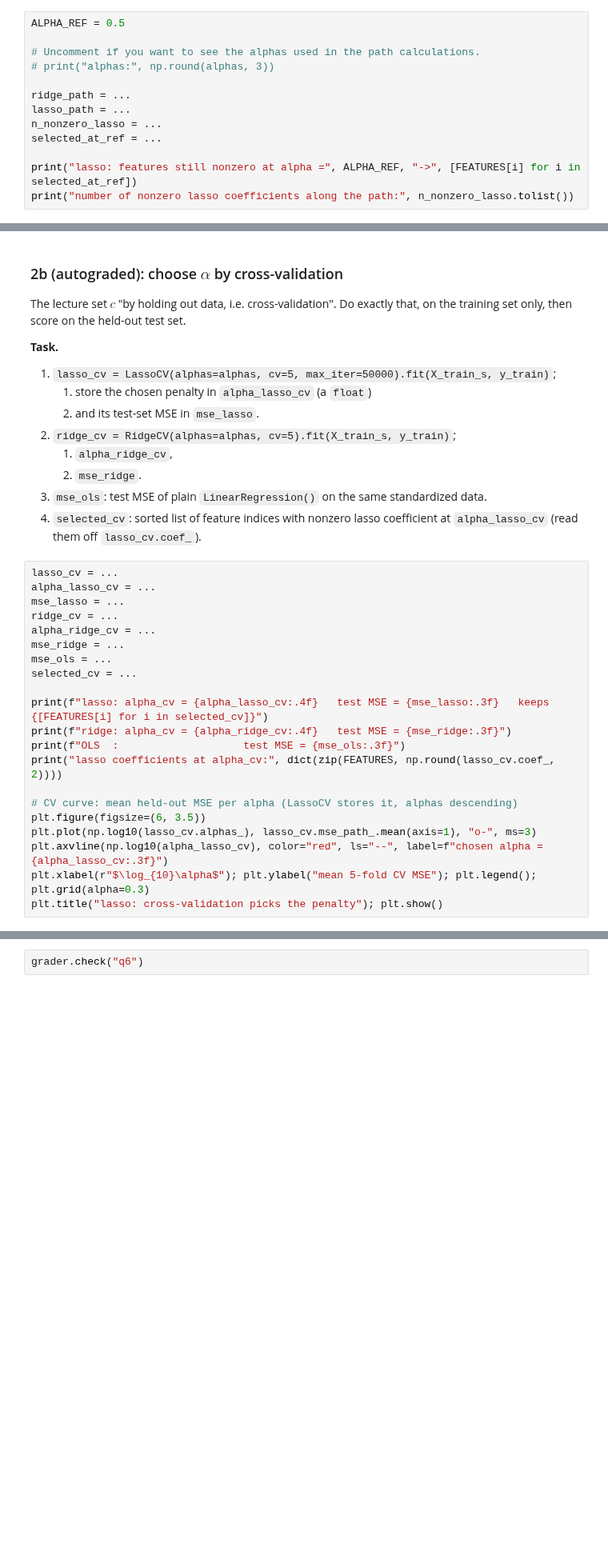
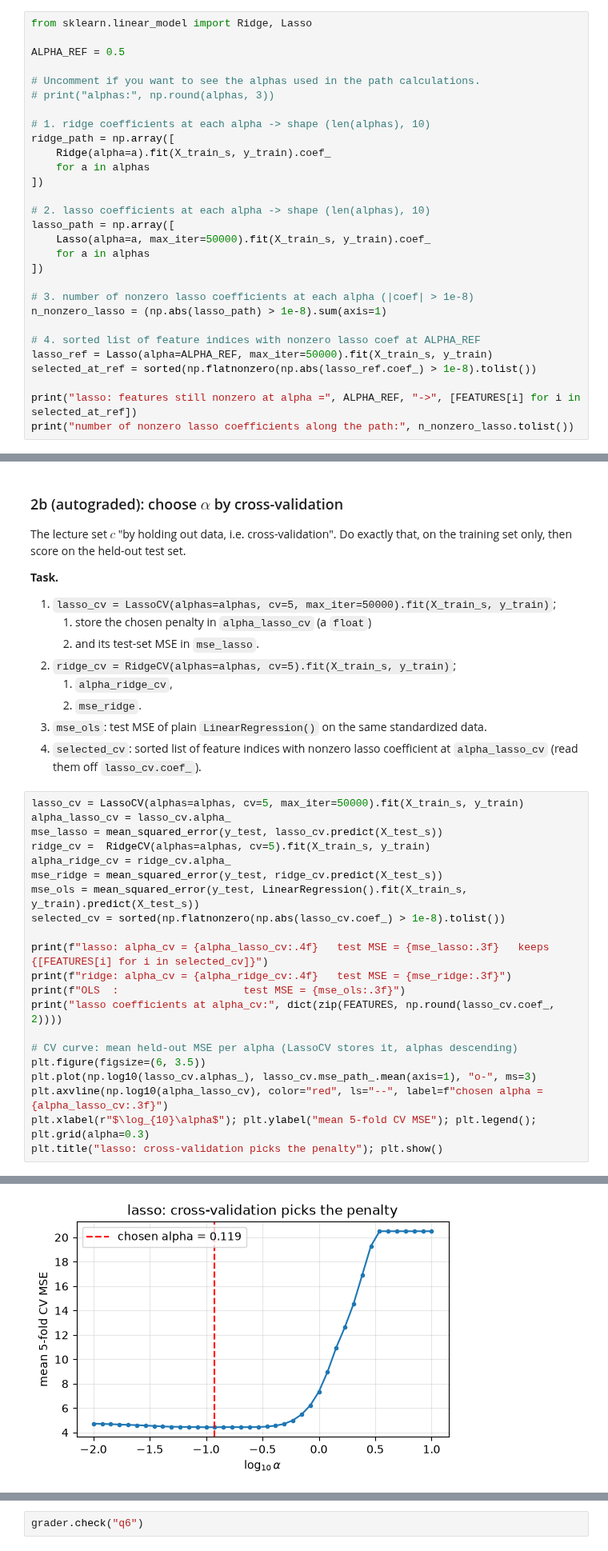
Before and after one commit to TrentRice/DS701-Materials-FA26, a Jupyter notebook: class_activity_notebooks/11B-InClass-Exercise-Regularization-A1/11B-InClass-Exercise-Regularization-A1.ipynb, the cells around one changed output, grey strips where cells are left out. Shown at 80% size. Saved outputs shown, nothing was run; the diff lists cells and outputs as text; blank space fills up the shorter version.

```diff
--- a/class_activity_notebooks/11B-InClass-Exercise-Regularization-A1/11B-InClass-Exercise-Regularization-A1.ipynb
+++ b/class_activity_notebooks/11B-InClass-Exercise-Regularization-A1/11B-InClass-Exercise-Regularization-A1.ipynb
@@ -243,15 +272,31 @@ for both penalties, on the **standardized** training data.
 
 Then run the plotting cell and *read* the two paths before moving on.
 # %%
+from sklearn.linear_model import Ridge, Lasso
+
 ALPHA_REF = 0.5
 
 # Uncomment if you want to see the alphas used in the path calculations.
 # print("alphas:", np.round(alphas, 3))
 
-ridge_path = ...
-lasso_path = ...
-n_nonzero_lasso = ...
-selected_at_ref = ...
+# 1. ridge coefficients at each alpha -> shape (len(alphas), 10)
+ridge_path = np.array([
+    Ridge(alpha=a).fit(X_train_s, y_train).coef_
+    for a in alphas
+])
+
+# 2. lasso coefficients at each alpha -> shape (len(alphas), 10)
+lasso_path = np.array([
+    Lasso(alpha=a, max_iter=50000).fit(X_train_s, y_train).coef_
+    for a in alphas
+])
+
+# 3. number of nonzero lasso coefficients at each alpha (|coef| > 1e-8)
+n_nonzero_lasso = (np.abs(lasso_path) > 1e-8).sum(axis=1)
+
+# 4. sorted list of feature indices with nonzero lasso coef at ALPHA_REF
+lasso_ref = Lasso(alpha=ALPHA_REF, max_iter=50000).fit(X_train_s, y_train)
+selected_at_ref = sorted(np.flatnonzero(np.abs(lasso_ref.coef_) > 1e-8).tolist())
 
 print("lasso: features still nonzero at alpha =", ALPHA_REF, "->", [FEATURES[i] for i in selected_at_ref])
 print("number of nonzero lasso coefficients along the path:", n_nonzero_lasso.tolist())
@@ -294,14 +346,14 @@ training set only, then score on the held-out test set.
 4. `selected_cv`: sorted list of feature indices with nonzero lasso coefficient at `alpha_lasso_cv`
    (read them off `lasso_cv.coef_`).
 # %%
-lasso_cv = ...
-alpha_lasso_cv = ...
-mse_lasso = ...
-ridge_cv = ...
-alpha_ridge_cv = ...
-mse_ridge = ...
-mse_ols = ...
-selected_cv = ...
+lasso_cv = LassoCV(alphas=alphas, cv=5, max_iter=50000).fit(X_train_s, y_train)
+alpha_lasso_cv = lasso_cv.alpha_
+mse_lasso = mean_squared_error(y_test, lasso_cv.predict(X_test_s))
+ridge_cv =  RidgeCV(alphas=alphas, cv=5).fit(X_train_s, y_train)
+alpha_ridge_cv = ridge_cv.alpha_
+mse_ridge = mean_squared_error(y_test, ridge_cv.predict(X_test_s))
+mse_ols = mean_squared_error(y_test, LinearRegression().fit(X_train_s, y_train).predict(X_test_s))
+selected_cv = sorted(np.flatnonzero(np.abs(lasso_cv.coef_) > 1e-8).tolist())
 
 print(f"lasso: alpha_cv = {alpha_lasso_cv:.4f}   test MSE = {mse_lasso:.3f}   keeps {[FEATURES[i] for i in selected_cv]}")
 print(f"ridge: alpha_cv = {alpha_ridge_cv:.4f}   test MSE = {mse_ridge:.3f}")
@@ -314,3 +366,4 @@ plt.plot(np.log10(lasso_cv.alphas_), lasso_cv.mse_path_.mean(axis=1), "o-", ms=3
 plt.axvline(np.log10(alpha_lasso_cv), color="red", ls="--", label=f"chosen alpha = {alpha_lasso_cv:.3f}")
 plt.xlabel(r"$\log_{10}\alpha$"); plt.ylabel("mean 5-fold CV MSE"); plt.legend(); plt.grid(alpha=0.3)
 plt.title("lasso: cross-validation picks the penalty"); plt.show()
+# %% [output]
@@ -317,3 +374,4 @@ plt.title("lasso: cross-validation picks the penalty"); plt.show()
+[figure, added]
 # %% [markdown]
 **Discuss (participation):** the desk wants a short list of attributes a loan officer can
 check by hand. At `ALPHA_REF = 0.5` the lasso handed you exactly the three that matter; at the
```
Also changed, not shown: parts of 14 cells of this notebook.
